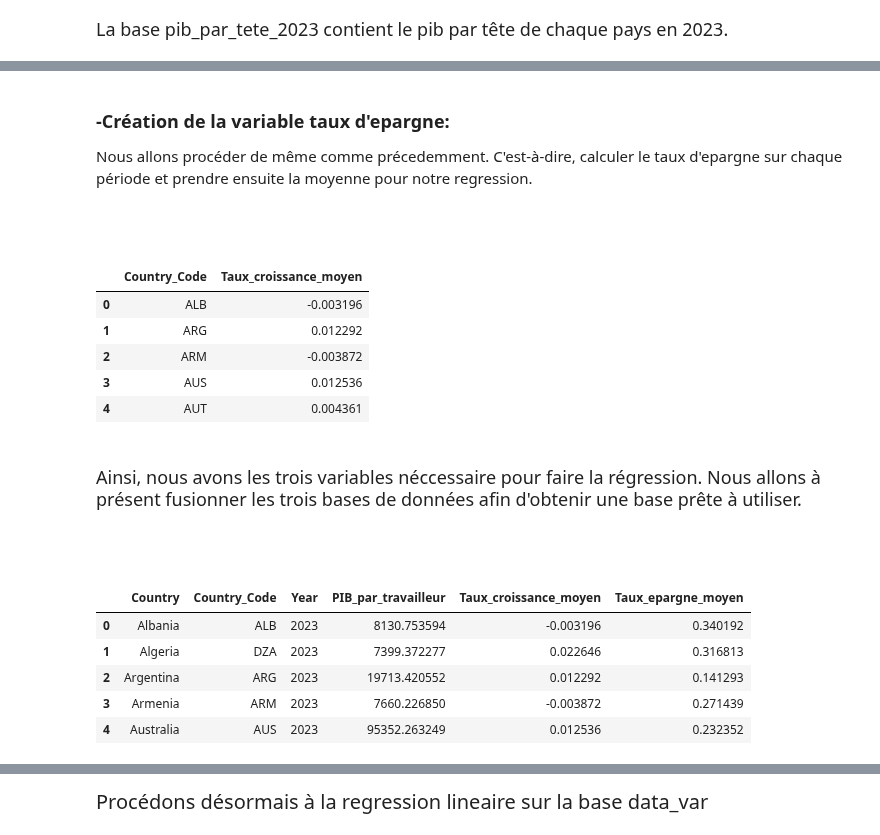
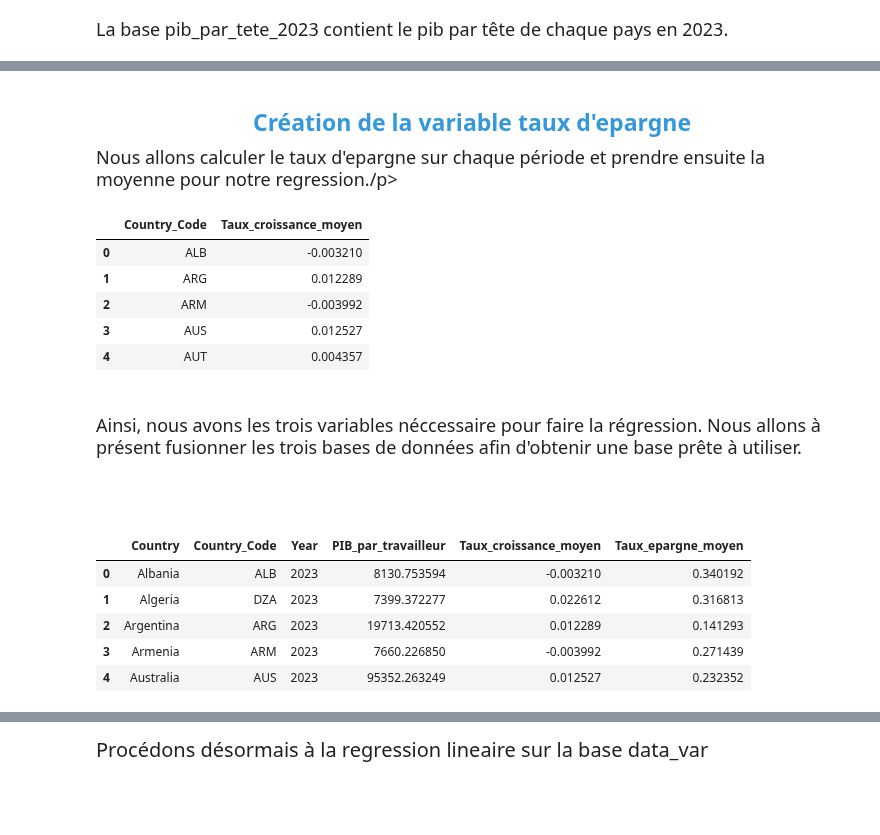
Before and after one commit to tziemiNgansop237/Projet_Python, a Jupyter notebook: src/Modélisation.ipynb, the cells around one changed output, grey strips where cells are left out. Cells and saved outputs as stored; diff of their text form; code cells hidden in the pictures; blank space fills up the shorter version.

```diff
--- a/src/Modélisation.ipynb
+++ b/src/Modélisation.ipynb
@@ -172,30 +185,25 @@ AttributeError: module 'Declarations' has no attribute 'calculer_taux_croissance
 # %% [markdown]
+<h4 style="font-family: 'Georgia', serif; text-align: center; font-size: 23px; color: #3498db;">Création de la variable taux d'epargne</h4>
 
-<br/>
 <p style="line-height: 1.6; font-family: 'Serial', serif; font-size: 18px;">
-<b> -Création de la variable taux d'epargne: </b>
-
-
-Nous allons procéder de même comme précedemment. C'est-à-dire, calculer le taux d'epargne sur chaque période et prendre ensuite la moyenne pour notre regression.
-</p>
-<br/>
-<br/>
+Nous allons calculer le taux d'epargne sur chaque période et prendre ensuite la moyenne pour notre regression./p>
 # %%
-taux_epargne_moyen = d.calculer_taux_epargne_moyen_par_pays(
+# Calcul
+taux_epargne_moyen = d.calculer_taux_epargne_moyen(
     data,
     year_col='Year',
     country_col='Country_Code',
     capital_travailleur='Capital_par_travailleur',
     pib_travailleur='PIB_par_travailleur'
 )
 taux_croissance_moyen.head()
 # %% [output]
 |  | Country_Code | Taux_croissance_moyen |
-| 0 | ALB | -0.003196 |
-| 1 | ARG | 0.012292 |
-| 2 | ARM | -0.003872 |
-| 3 | AUS | 0.012536 |
-| 4 | AUT | 0.004361 |
+| 0 | ALB | -0.003210 |
+| 1 | ARG | 0.012289 |
+| 2 | ARM | -0.003992 |
+| 3 | AUS | 0.012527 |
+| 4 | AUT | 0.004357 |
 # %% [markdown]
 
 <br/>
@@ -210,8 +218,8 @@ data_var = merged_data.merge(taux_epargne_moyen, on=['Country_Code'], how='inner
 data_var.head()
 # %% [output]
 |  | Country | Country_Code | Year | PIB_par_travailleur | Taux_croissance_moyen | Taux_epargne_moyen |
-| 0 | Albania | ALB | 2023 | 8130.753594 | -0.003196 | 0.340192 |
-| 1 | Algeria | DZA | 2023 | 7399.372277 | 0.022646 | 0.316813 |
-| 2 | Argentina | ARG | 2023 | 19713.420552 | 0.012292 | 0.141293 |
-| 3 | Armenia | ARM | 2023 | 7660.226850 | -0.003872 | 0.271439 |
-| 4 | Australia | AUS | 2023 | 95352.263249 | 0.012536 | 0.232352 |
+| 0 | Albania | ALB | 2023 | 8130.753594 | -0.003210 | 0.340192 |
+| 1 | Algeria | DZA | 2023 | 7399.372277 | 0.022612 | 0.316813 |
+| 2 | Argentina | ARG | 2023 | 19713.420552 | 0.012289 | 0.141293 |
+| 3 | Armenia | ARM | 2023 | 7660.226850 | -0.003992 | 0.271439 |
+| 4 | Australia | AUS | 2023 | 95352.263249 | 0.012527 | 0.232352 |
```
Also changed, not shown: parts of 82 cells of this notebook, 3 other files.
